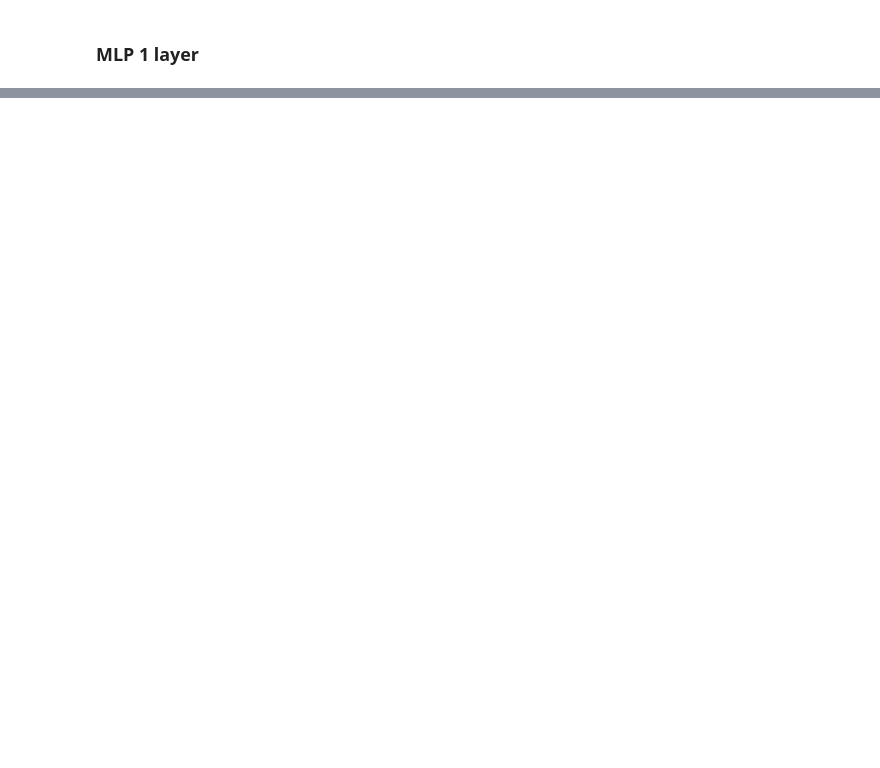
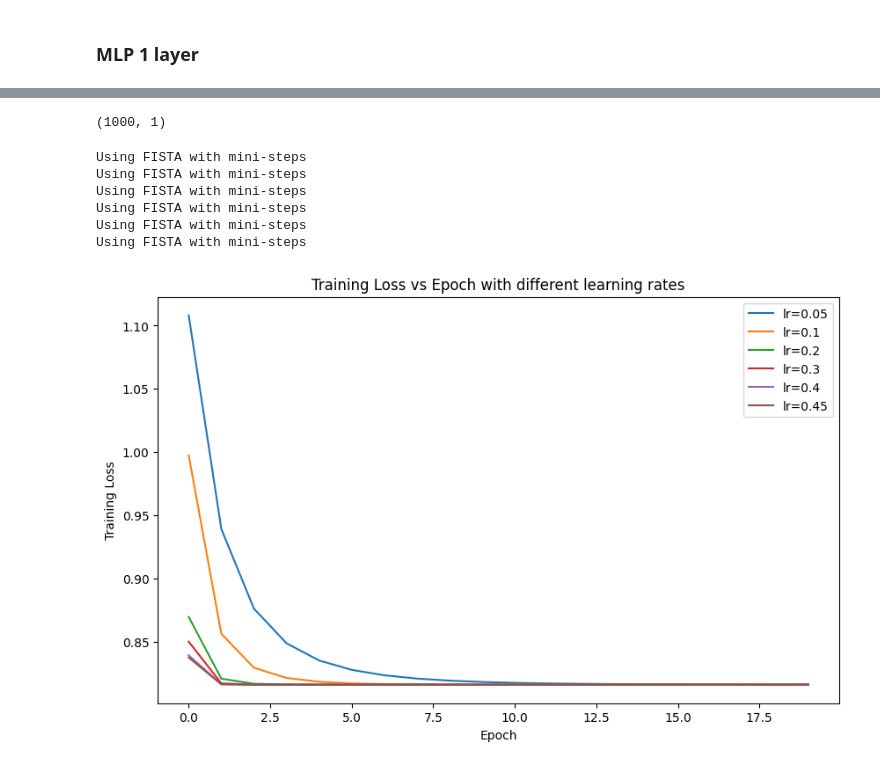
Before and after one commit to tuanna712/IndStudy5840, a Jupyter notebook: W08/fista_mlp_full_batch/run_fista_mlp.ipynb, the cells around one changed output, grey strips where cells are left out. Saved outputs shown, nothing was run; the diff lists cells and outputs as text; code cells hidden in the pictures; blank space fills up the shorter version.

```diff
--- a/W08/fista_mlp_full_batch/run_fista_mlp.ipynb
+++ b/W08/fista_mlp_full_batch/run_fista_mlp.ipynb
@@ -133,0 +104,43 @@ plt.show()
+# %%
+import numpy as np
+
+n, p = 5000, 1000
+x = np.random.randn(n, p)   # shape = (5000, 1000)
+y = np.random.randn(n, 1)   # shape = (5000, 1)
+
+w, *_ = np.linalg.lstsq(x, y, rcond=None)
+w.shape
+# %% [output]
+(1000, 1)
+# %%
+n, p = 5000, 1000
+X = torch.tensor(np.random.randn(n, p), dtype=torch.float32)
+y = torch.tensor(np.random.randn(n, 1), dtype=torch.float32)
+
+_lr = 1/(np.linalg.norm(X.cpu().detach().numpy()))**2
+
+
+N_epochs = 20
+train_losses = {}
+for lr  in [0.05, 0.1, 0.2, 0.3, 0.4, 0.45]:
+    _losses = modeling(X, y, p, n_step=3, lr=lr, method='fista', N_epochs=N_epochs)
+    train_losses[lr] = _losses
+
+import matplotlib.pyplot as plt
+
+plt.figure(figsize=(10, 6))
+for lr, losses in train_losses.items():
+    plt.plot(losses, label=f'lr={lr}')
+plt.xlabel('Epoch')
+plt.ylabel('Training Loss')
+plt.title('Training Loss vs Epoch with different learning rates')
+plt.legend()
+plt.show()
+# %% [output]
+Using FISTA with mini-steps
+Using FISTA with mini-steps
+Using FISTA with mini-steps
+Using FISTA with mini-steps
+Using FISTA with mini-steps
+Using FISTA with mini-steps
+[figure, added]
```
Also changed, not shown: parts of 14 cells of this notebook.
